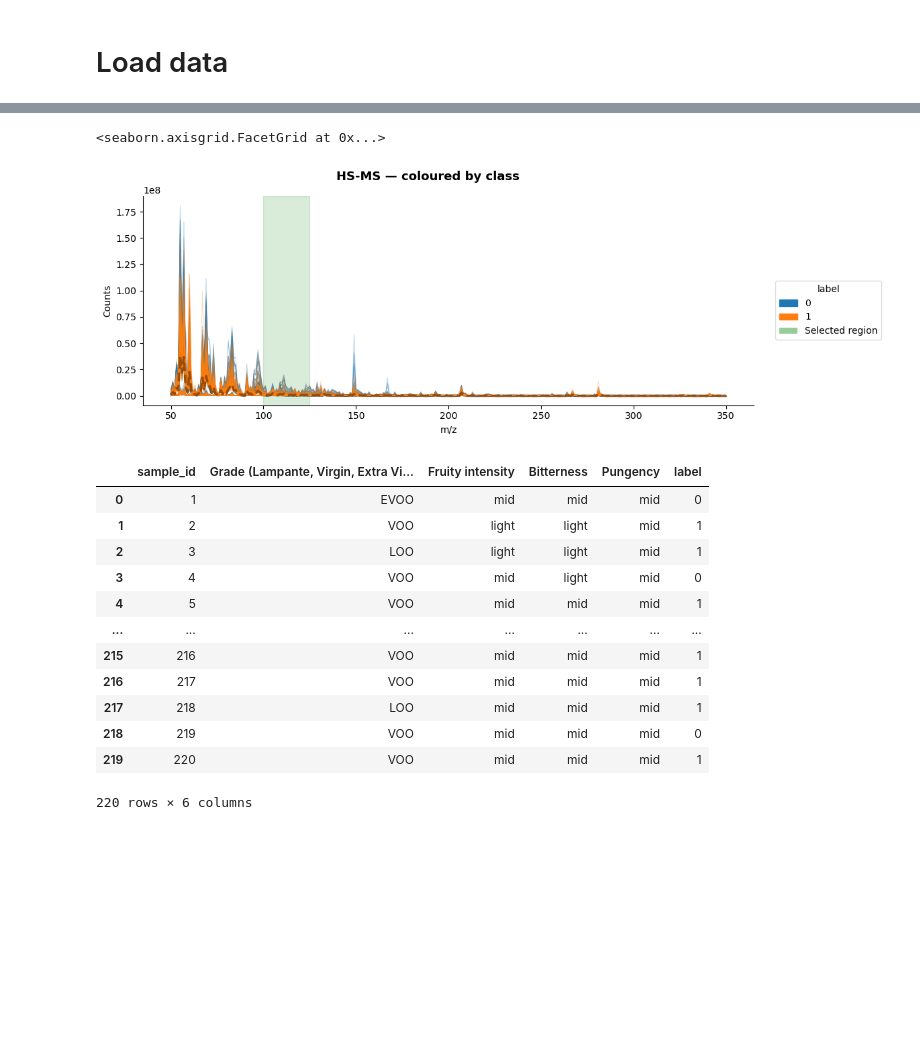
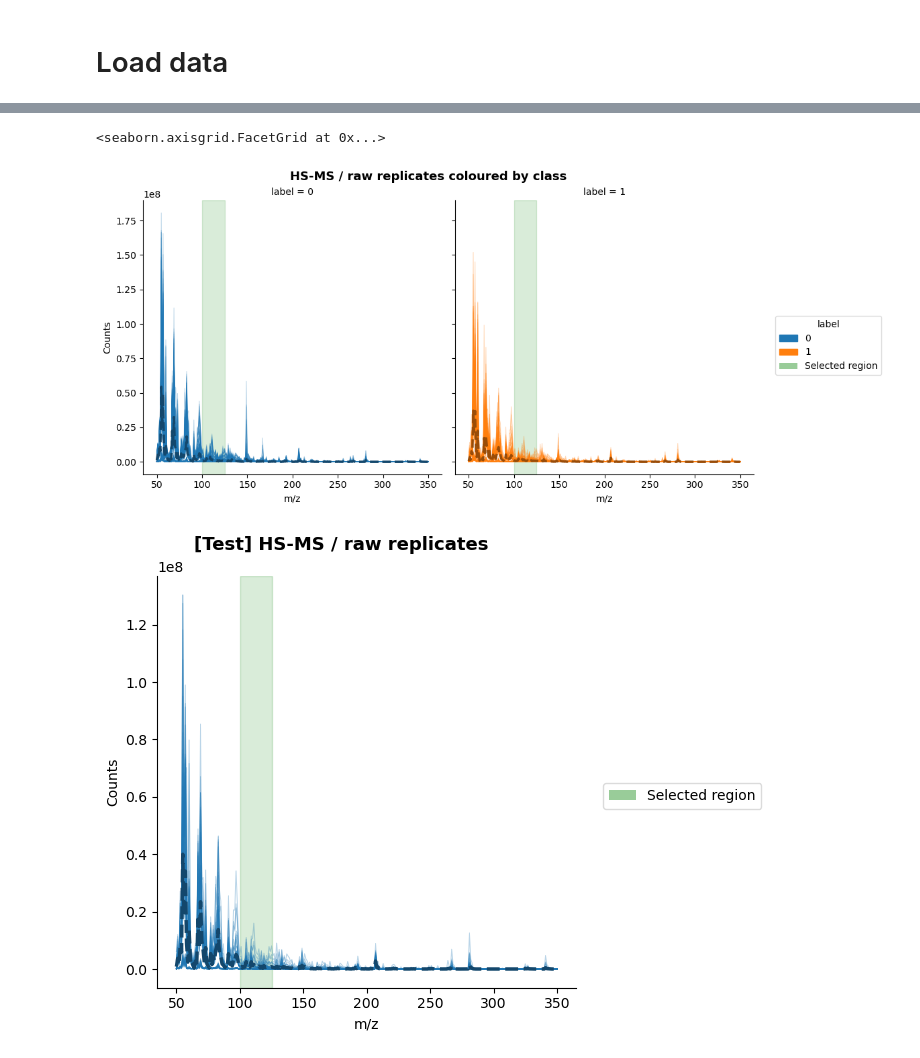
Before and after one commit to SamdGuizani/CAC-2026_Data-Challenge_Olive-Oil-Sensory-Defects-Detection-Using-Chemometrics, a Jupyter notebook: Notebooks/01_EDA.ipynb, the cells around one changed output, grey strips where cells are left out. Saved outputs shown, nothing was run; the diff lists cells and outputs as text; code cells hidden in the pictures; blank space fills up the shorter version.

```diff
--- a/Notebooks/01_EDA.ipynb
+++ b/Notebooks/01_EDA.ipynb
@@ -73,0 +76,28 @@ label
+# %%
+height = 5.0
+aspect = 1.0
+
+plot_spectra(
+    data["cal_uvvis"],
+    metadata=meta,
+    color_by="label",
+    facet_col_by="label",
+    show_mean=True,
+    regions=[(580, 1000)],
+    xlabel="Wavelength (nm)",
+    ylabel="Absorbance",
+    title="[Cal] UV-Vis / raw replicates coloured by class",
+    height=height,
+    aspect=aspect,
+)
+
+plot_spectra(
+    data["test_uvvis"],
+    show_mean=True,
+    regions=[(580, 1000)],
+    xlabel="Wavelength (nm)",
+    ylabel="Absorbance",
+    title="[Test] UV-Vis / raw replicates",
+    height=height,
+    aspect=aspect,
+)
@@ -90,30 +141,28 @@ plot_spectra(
 # %%
-# --- Example 4: HS-MS with suggested region ---
 plot_spectra(
     data["cal_hsms"],
     metadata=meta,
     color_by="label",
+    facet_col_by="label",
     regions=[(100, 125)],
     xlabel="m/z",
     ylabel="Counts",
-    title="HS-MS — coloured by class",
+    title="HS-MS / raw replicates coloured by class",
+    height=height,
+    aspect=aspect,
 )
+
+plot_spectra(
+    data["test_hsms"],
+    show_mean=True,
+    regions=[(100, 125)],
+    xlabel="m/z",
+    ylabel="Counts",
+    title="[Test] HS-MS / raw replicates",
+    height=height,
+    aspect=aspect,
+)
 # %% [output]
 <seaborn.axisgrid.FacetGrid at 0x...>
-[figure, old version]
+[figure, new version]
+[figure, added]
-# %%
-meta
-# %% [output]
-|  | sample_id | Grade (Lampante, Virgin, Extra Vi... | Fruity intensity | Bitterness | Pungency | label |
-| 0 | 1 | EVOO | mid | mid | mid | 0 |
-| 1 | 2 | VOO | light | light | mid | 1 |
-| 2 | 3 | LOO | light | light | mid | 1 |
-| 3 | 4 | VOO | mid | light | mid | 0 |
-| 4 | 5 | VOO | mid | mid | mid | 1 |
-| ... | ... | ... | ... | ... | ... | ... |
-| 215 | 216 | VOO | mid | mid | mid | 1 |
-| 216 | 217 | VOO | mid | mid | mid | 1 |
-| 217 | 218 | LOO | mid | mid | mid | 1 |
-| 218 | 219 | VOO | mid | mid | mid | 0 |
-| 219 | 220 | VOO | mid | mid | mid | 1 |
-220 rows × 6 columns
```
Also changed, not shown: parts of 17 cells of this notebook, 3 other files.
